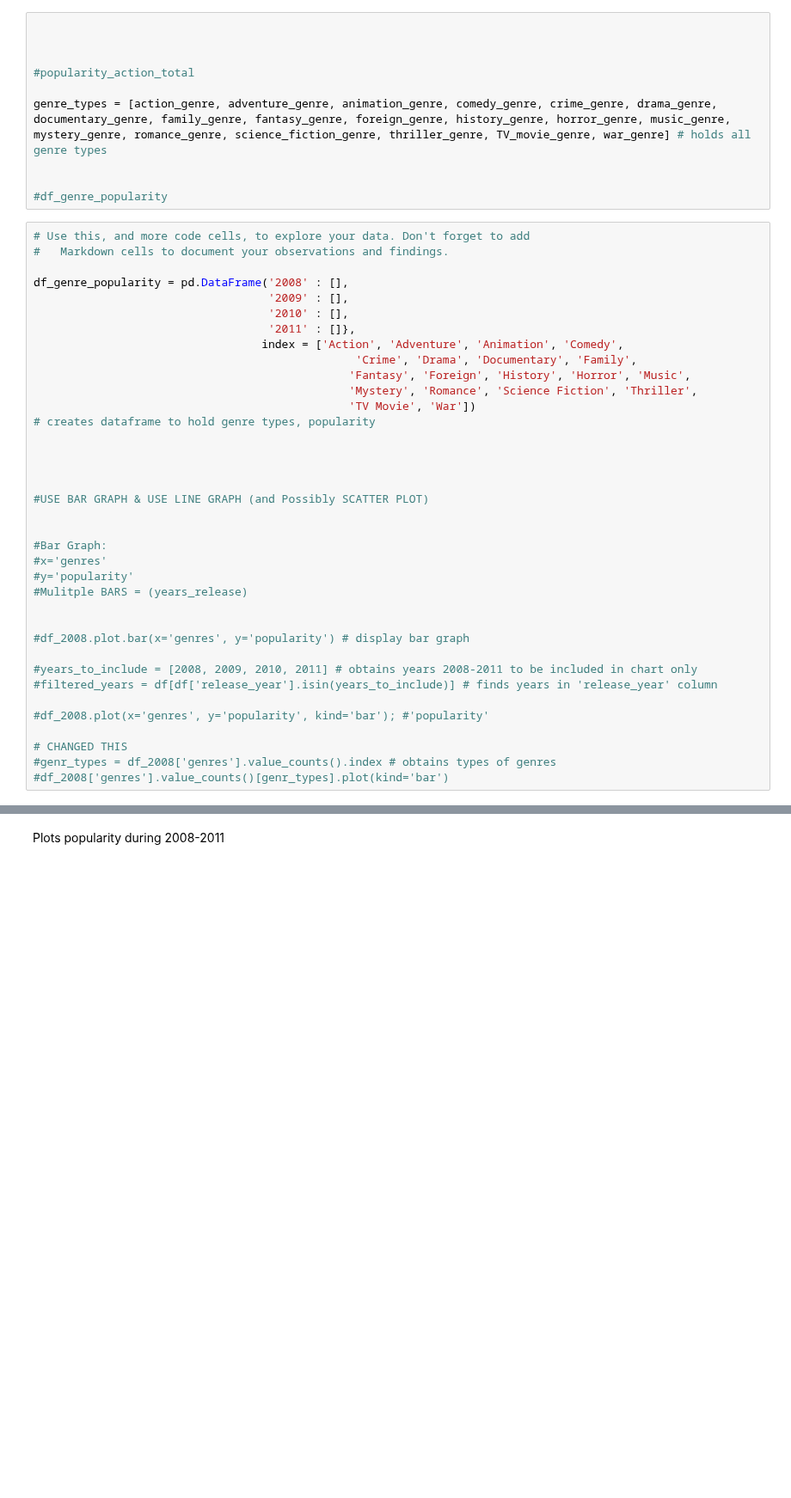
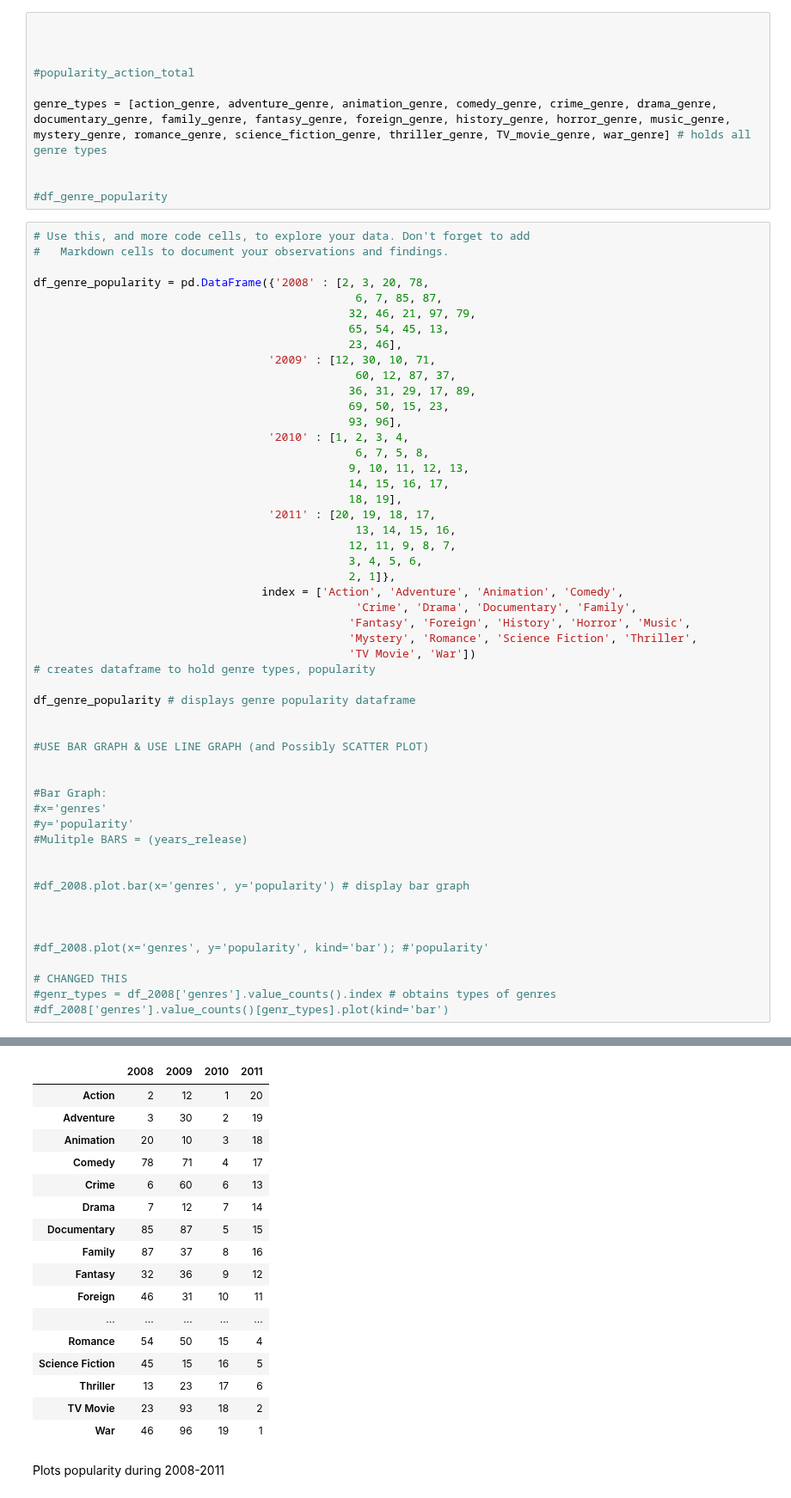
Before and after one commit to jwGitHub9860/Investigate_A_Dataset, a Jupyter notebook: Investigate_a_Dataset.ipynb, the cells around one changed output, grey strips where cells are left out. Shown at 86% size. Saved outputs shown, nothing was run; the diff lists cells and outputs as text; blank space fills up the shorter version.

Commit message:
refactor: Refactoring production code
Add test values to dataframe for bar graph and code to display dataframe in code cell above "Cell 6" for first analysis question

```diff
--- a/Investigate_a_Dataset.ipynb
+++ b/Investigate_a_Dataset.ipynb
@@ -379,10 +379,26 @@ genre_types = [action_genre, adventure_genre, animation_genre, comedy_genre, cri
 # Use this, and more code cells, to explore your data. Don't forget to add
 #   Markdown cells to document your observations and findings.
 
-df_genre_popularity = pd.DataFrame('2008' : [],
-                                   '2009' : [],
-                                   '2010' : [],
-                                   '2011' : []},
+df_genre_popularity = pd.DataFrame({'2008' : [2, 3, 20, 78,
+                                                6, 7, 85, 87,
+                                               32, 46, 21, 97, 79,
+                                               65, 54, 45, 13,
+                                               23, 46],
+                                   '2009' : [12, 30, 10, 71,
+                                                60, 12, 87, 37,
+                                               36, 31, 29, 17, 89,
+                                               69, 50, 15, 23,
+                                               93, 96],
+                                   '2010' : [1, 2, 3, 4,
+                                                6, 7, 5, 8,
+                                               9, 10, 11, 12, 13,
+                                               14, 15, 16, 17,
+                                               18, 19],
+                                   '2011' : [20, 19, 18, 17,
+                                                13, 14, 15, 16,
+                                               12, 11, 9, 8, 7,
+                                               3, 4, 5, 6,
+                                               2, 1]},
                                   index = ['Action', 'Adventure', 'Animation', 'Comedy',
                                                 'Crime', 'Drama', 'Documentary', 'Family',
                                                'Fantasy', 'Foreign', 'History', 'Horror', 'Music',
@@ -390,7 +406,7 @@ df_genre_popularity = pd.DataFrame('2008' : [],
                                                'TV Movie', 'War'])
 # creates dataframe to hold genre types, popularity
 
-
+df_genre_popularity # displays genre popularity dataframe
 
 
 #USE BAR GRAPH & USE LINE GRAPH (and Possibly SCATTER PLOT)
@@ -404,8 +420,7 @@ df_genre_popularity = pd.DataFrame('2008' : [],
 
 #df_2008.plot.bar(x='genres', y='popularity') # display bar graph
 
-#years_to_include = [2008, 2009, 2010, 2011] # obtains years 2008-2011 to be included in chart only
-#filtered_years = df[df['release_year'].isin(years_to_include)] # finds years in 'release_year' column
+
 
 #df_2008.plot(x='genres', y='popularity', kind='bar'); #'popularity'
 
@@ -418,3 +431,20 @@ df_genre_popularity = pd.DataFrame('2008' : [],
+|  | 2008 | 2009 | 2010 | 2011 |
+| Action | 2 | 12 | 1 | 20 |
+| Adventure | 3 | 30 | 2 | 19 |
+| Animation | 20 | 10 | 3 | 18 |
+| Comedy | 78 | 71 | 4 | 17 |
+| Crime | 6 | 60 | 6 | 13 |
+| Drama | 7 | 12 | 7 | 14 |
+| Documentary | 85 | 87 | 5 | 15 |
+| Family | 87 | 37 | 8 | 16 |
+| Fantasy | 32 | 36 | 9 | 12 |
+| Foreign | 46 | 31 | 10 | 11 |
+| ... | ... | ... | ... | ... |
+| Romance | 54 | 50 | 15 | 4 |
+| Science Fiction | 45 | 15 | 16 | 5 |
+| Thriller | 13 | 23 | 17 | 6 |
+| TV Movie | 23 | 93 | 18 | 2 |
+| War | 46 | 96 | 19 | 1 |
 # %% [markdown]
 Plots popularity during 2008-2011
 # %% [markdown]
```
Also changed, not shown: parts of 1 cell of this notebook.
